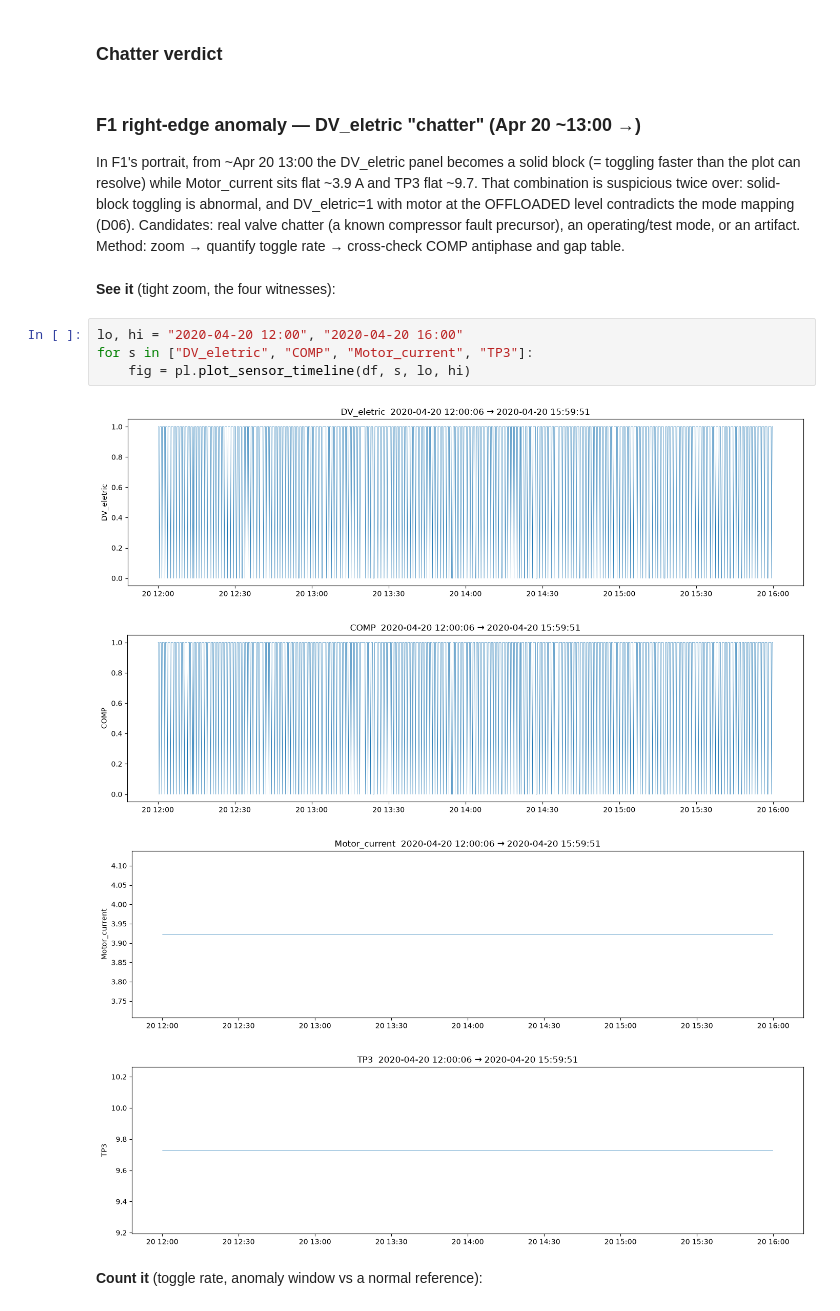
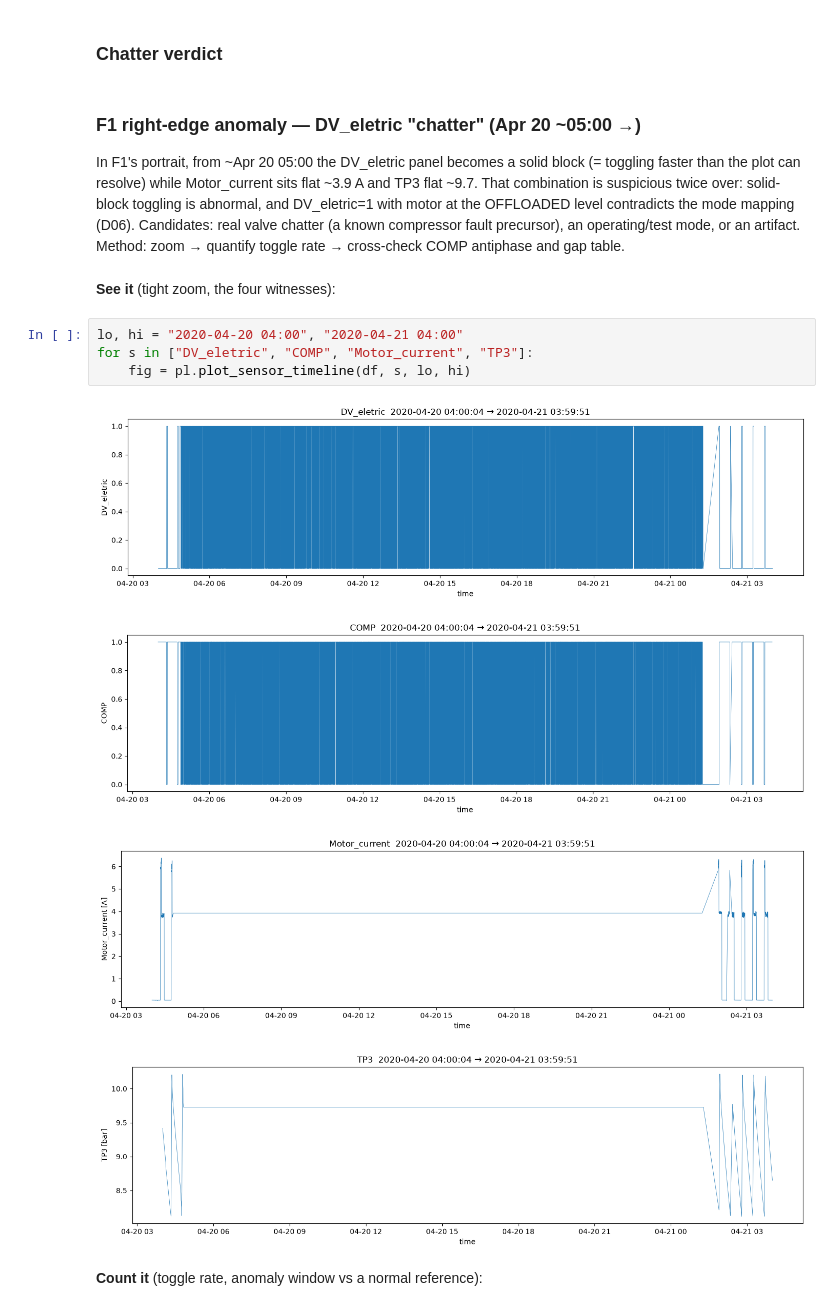
Before and after one commit to Rom5Leo/FAHM_Project, a Jupyter notebook: notebooks/03_anomaly_context.ipynb, the cells around one changed output. Cells and saved outputs as stored; diff of their text form.

Commit message:
stage 3 complete: anomaly context — portraits, OQ1-OQ5, labels, per-failure + all-sensor detectability, units (D18); D14-D19, L06-L11

```diff
--- a/notebooks/03_anomaly_context.ipynb
+++ b/notebooks/03_anomaly_context.ipynb
@@ -190,9 +190,9 @@ on an already-healthy machine. Episode b ended undocumented at window end.
 # %% [markdown]
 ### Chatter verdict
 # %% [markdown]
-### F1 right-edge anomaly — DV_eletric "chatter" (Apr 20 ~13:00 →)
+### F1 right-edge anomaly — DV_eletric "chatter" (Apr 20 ~05:00 →)
 
-In F1's portrait, from ~Apr 20 13:00 the DV_eletric panel becomes a solid
+In F1's portrait, from ~Apr 20 05:00 the DV_eletric panel becomes a solid
 block (= toggling faster than the plot can resolve) while Motor_current sits
 flat ~3.9 A and TP3 flat ~9.7. That combination is suspicious twice over:
 solid-block toggling is abnormal, and DV_eletric=1 with motor at the
@@ -203,14 +203,14 @@ and gap table.
 # %% [markdown]
 **See it** (tight zoom, the four witnesses):
 # %%
-lo, hi = "2020-04-20 12:00", "2020-04-20 16:00"
+lo, hi = "2020-04-20 04:00", "2020-04-21 04:00"
 for s in ["DV_eletric", "COMP", "Motor_current", "TP3"]:
     fig = pl.plot_sensor_timeline(df, s, lo, hi)
 # %% [output]
-[figure, old version]
+[figure, new version]
-[figure, old version]
+[figure, new version]
-[figure, old version]
+[figure, new version]
-[figure, old version]
+[figure, new version]
 # %% [markdown]
 **Count it** (toggle rate, anomaly window vs a normal reference):
 # %%
```
Also changed, not shown: parts of 69 cells of this notebook, 16 other files.
